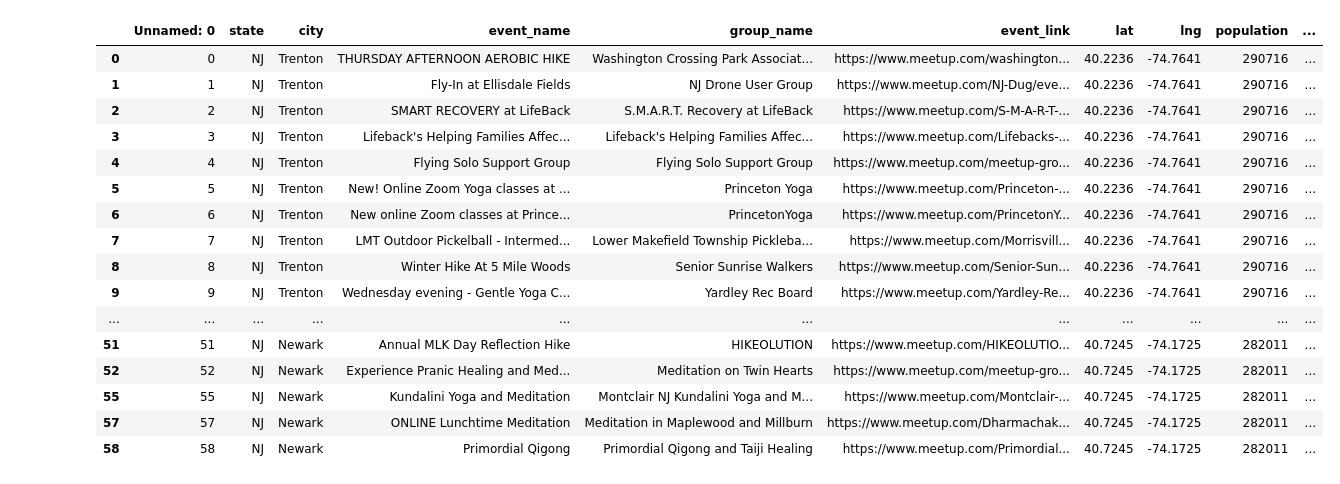
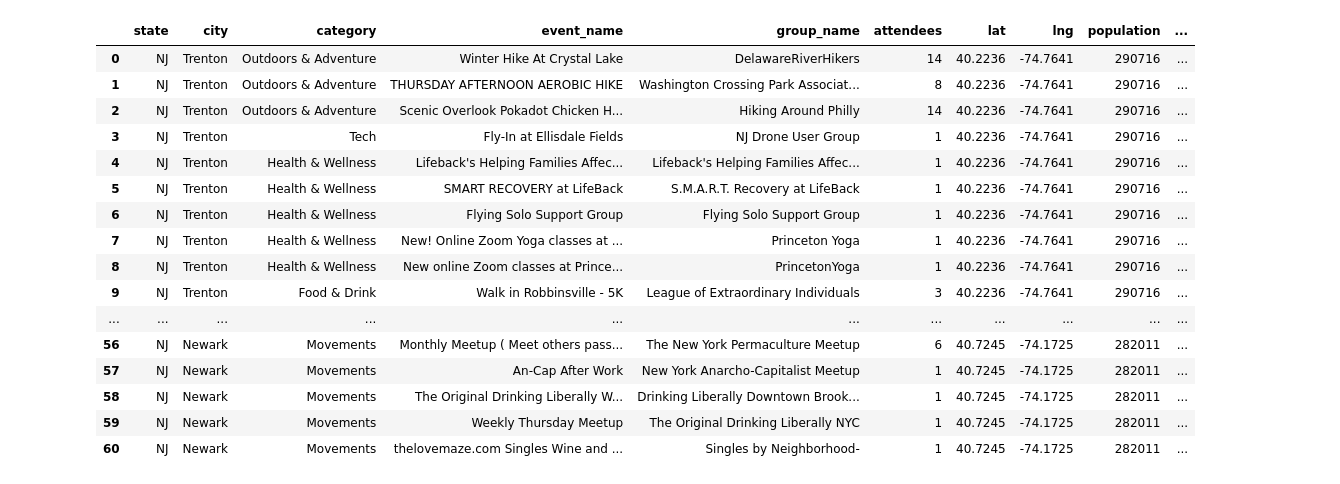
Before and after one commit to MersedehSP/Meetup_Project2, a Jupyter notebook: arts_scraped_data/Retrieve_Final_Data.ipynb, the cells around one changed output. Cells and saved outputs as stored; diff of their text form; code cells hidden in the pictures.

Commit message:
Combined the newly scraped dataframes together

```diff
--- a/arts_scraped_data/Retrieve_Final_Data.ipynb
+++ b/arts_scraped_data/Retrieve_Final_Data.ipynb
@@ -2,3 +2,8 @@
 #import dependencies
 import pandas as pd
 import numpy as np
+# %%
+# Read venue data from events_venue.csv
+
+venue_df = pd.read_csv('Final_Events.csv')
+venue_df
@@ -4,0 +24,4 @@ import numpy as np
+# %%
+
+venue_df = venue_df.rename(columns={"event_loc_state": "event_state", "event_loc_city": "event_city"})
+venue_df
@@ -5,7 +42,5 @@ import numpy as np
 # %%
-# Read venue data from events_venue.csv
 
-venue_df = pd.read_csv('events_venue.csv')
 
 # Replace all the empty cells with NaN
 venue_df = venue_df[:].replace(' ', np.NaN)
@@ -95,28 +130,28 @@ final_df.head(50)
 # %%
 # Drop venue_event_link column since it is the same as event_link
 
-new_df = final_df.drop(final_df.columns[5], axis=1)
+new_df = final_df.drop(final_df.columns[6], axis=1)
 
 new_df = new_df.dropna(how='any')
 new_df.head(50)
 # %% [output]
-|  | Unnamed: 0 | state | city | event_name | group_name | event_link | lat | lng | population | ... |
-| 0 | 0 | NJ | Trenton | THURSDAY AFTERNOON AEROBIC HIKE | Washington Crossing Park Associat... | https://www.meetup.com/washington... | 40.2236 | -74.7641 | 290716 | ... |
-| 1 | 1 | NJ | Trenton | Fly-In at Ellisdale Fields | NJ Drone User Group | https://www.meetup.com/NJ-Dug/eve... | 40.2236 | -74.7641 | 290716 | ... |
-| 2 | 2 | NJ | Trenton | SMART RECOVERY at LifeBack | S.M.A.R.T. Recovery at LifeBack | https://www.meetup.com/S-M-A-R-T-... | 40.2236 | -74.7641 | 290716 | ... |
-| 3 | 3 | NJ | Trenton | Lifeback's Helping Families Affec... | Lifeback's Helping Families Affec... | https://www.meetup.com/Lifebacks-... | 40.2236 | -74.7641 | 290716 | ... |
-| 4 | 4 | NJ | Trenton | Flying Solo Support Group | Flying Solo Support Group | https://www.meetup.com/meetup-gro... | 40.2236 | -74.7641 | 290716 | ... |
-| 5 | 5 | NJ | Trenton | New! Online Zoom Yoga classes at ... | Princeton Yoga | https://www.meetup.com/Princeton-... | 40.2236 | -74.7641 | 290716 | ... |
-| 6 | 6 | NJ | Trenton | New online Zoom classes at Prince... | PrincetonYoga | https://www.meetup.com/PrincetonY... | 40.2236 | -74.7641 | 290716 | ... |
-| 7 | 7 | NJ | Trenton | LMT Outdoor Pickelball - Intermed... | Lower Makefield Township Pickleba... | https://www.meetup.com/Morrisvill... | 40.2236 | -74.7641 | 290716 | ... |
-| 8 | 8 | NJ | Trenton | Winter Hike At 5 Mile Woods | Senior Sunrise Walkers | https://www.meetup.com/Senior-Sun... | 40.2236 | -74.7641 | 290716 | ... |
-| 9 | 9 | NJ | Trenton | Wednesday evening - Gentle Yoga C... | Yardley Rec Board | https://www.meetup.com/Yardley-Re... | 40.2236 | -74.7641 | 290716 | ... |
+|  | state | city | category | event_name | group_name | attendees | lat | lng | population | ... |
+| 0 | NJ | Trenton | Outdoors & Adventure | Winter Hike At Crystal Lake | DelawareRiverHikers | 14 | 40.2236 | -74.7641 | 290716 | ... |
+| 1 | NJ | Trenton | Outdoors & Adventure | THURSDAY AFTERNOON AEROBIC HIKE | Washington Crossing Park Associat... | 8 | 40.2236 | -74.7641 | 290716 | ... |
+| 2 | NJ | Trenton | Outdoors & Adventure | Scenic Overlook Pokadot Chicken H... | Hiking Around Philly | 14 | 40.2236 | -74.7641 | 290716 | ... |
+| 3 | NJ | Trenton | Tech | Fly-In at Ellisdale Fields | NJ Drone User Group | 1 | 40.2236 | -74.7641 | 290716 | ... |
+| 4 | NJ | Trenton | Health & Wellness | Lifeback's Helping Families Affec... | Lifeback's Helping Families Affec... | 1 | 40.2236 | -74.7641 | 290716 | ... |
+| 5 | NJ | Trenton | Health & Wellness | SMART RECOVERY at LifeBack | S.M.A.R.T. Recovery at LifeBack | 1 | 40.2236 | -74.7641 | 290716 | ... |
+| 6 | NJ | Trenton | Health & Wellness | Flying Solo Support Group | Flying Solo Support Group | 1 | 40.2236 | -74.7641 | 290716 | ... |
+| 7 | NJ | Trenton | Health & Wellness | New! Online Zoom Yoga classes at ... | Princeton Yoga | 1 | 40.2236 | -74.7641 | 290716 | ... |
+| 8 | NJ | Trenton | Health & Wellness | New online Zoom classes at Prince... | PrincetonYoga | 1 | 40.2236 | -74.7641 | 290716 | ... |
+| 9 | NJ | Trenton | Food & Drink | Walk in Robbinsville - 5K | League of Extraordinary Individuals | 3 | 40.2236 | -74.7641 | 290716 | ... |
 | ... | ... | ... | ... | ... | ... | ... | ... | ... | ... | ... |
-| 51 | 51 | NJ | Newark | Annual MLK Day Reflection Hike | HIKEOLUTION | https://www.meetup.com/HIKEOLUTIO... | 40.7245 | -74.1725 | 282011 | ... |
-| 52 | 52 | NJ | Newark | Experience Pranic Healing and Med... | Meditation on Twin Hearts | https://www.meetup.com/meetup-gro... | 40.7245 | -74.1725 | 282011 | ... |
-| 55 | 55 | NJ | Newark | Kundalini Yoga and Meditation | Montclair NJ Kundalini Yoga and M... | https://www.meetup.com/Montclair-... | 40.7245 | -74.1725 | 282011 | ... |
-| 57 | 57 | NJ | Newark | ONLINE Lunchtime Meditation | Meditation in Maplewood and Millburn | https://www.meetup.com/Dharmachak... | 40.7245 | -74.1725 | 282011 | ... |
-| 58 | 58 | NJ | Newark | Primordial Qigong | Primordial Qigong and Taiji Healing | https://www.meetup.com/Primordial... | 40.7245 | -74.1725 | 282011 | ... |
+| 56 | NJ | Newark | Movements | Monthly Meetup ( Meet others pass... | The New York Permaculture Meetup | 6 | 40.7245 | -74.1725 | 282011 | ... |
+| 57 | NJ | Newark | Movements | An-Cap After Work | New York Anarcho-Capitalist Meetup | 1 | 40.7245 | -74.1725 | 282011 | ... |
+| 58 | NJ | Newark | Movements | The Original Drinking Liberally W... | Drinking Liberally Downtown Brook... | 1 | 40.7245 | -74.1725 | 282011 | ... |
+| 59 | NJ | Newark | Movements | Weekly Thursday Meetup | The Original Drinking Liberally NYC | 1 | 40.7245 | -74.1725 | 282011 | ... |
+| 60 | NJ | Newark | Movements | thelovemaze.com Singles Wine and ... | Singles by Neighborhood- | 1 | 40.7245 | -74.1725 | 282011 | ... |
 # %%
 # Export the df to a csv file
 
```
Also changed, not shown: parts of 6 cells of this notebook, 1 other file.
